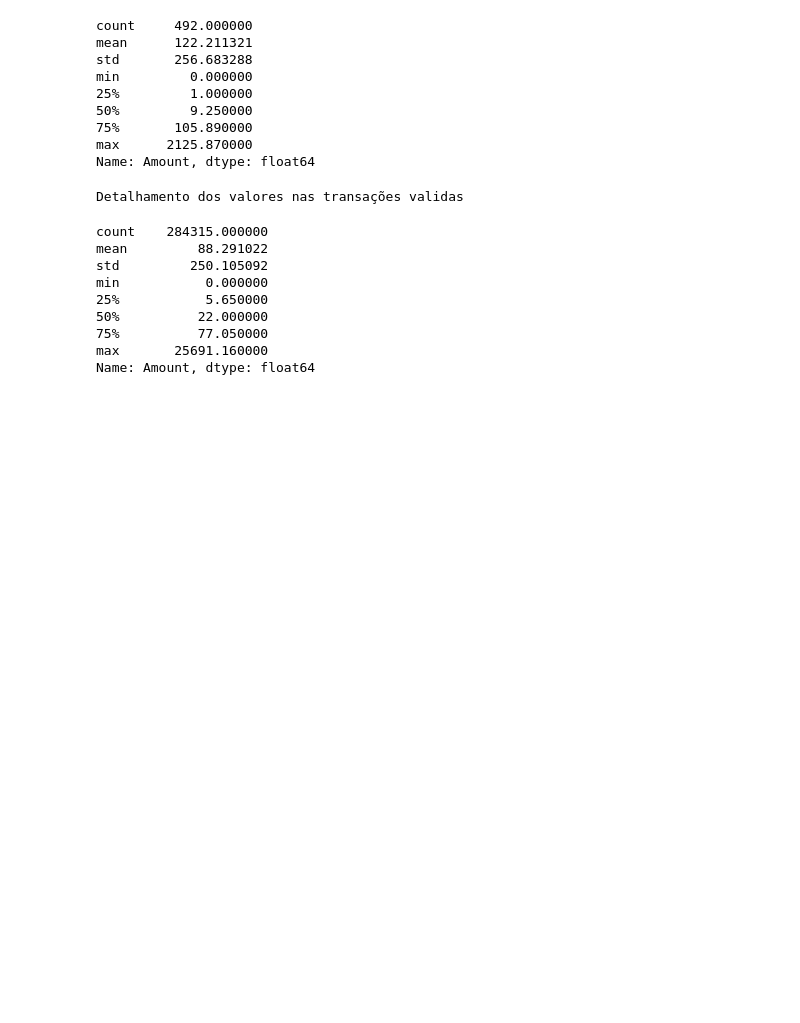
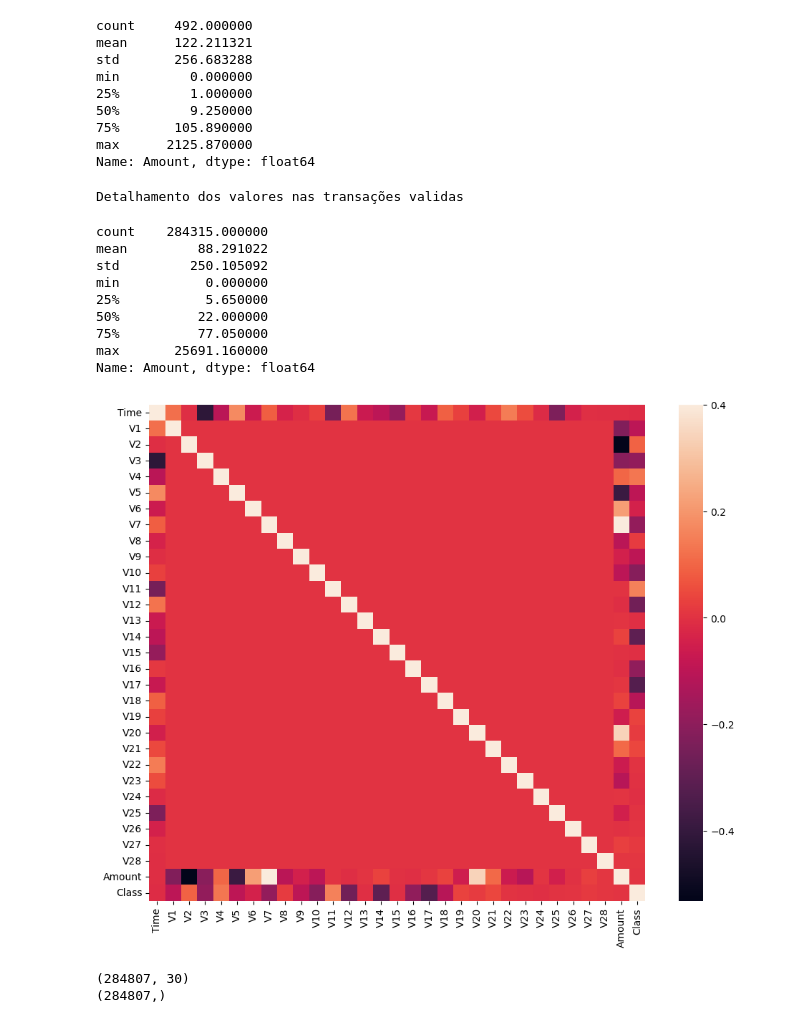
Before and after one commit to Marcelo-Maia-Dev/deteccao-fraudes-cartao, a Jupyter notebook: fraude-cartao.ipynb, the cells around one changed output. Drawn from its saved outputs; the diff is of its cells as text; code cells hidden in the pictures; blank space fills up the shorter version.

```diff
--- a/fraude-cartao.ipynb
+++ b/fraude-cartao.ipynb
@@ -224,3 +224,25 @@ min           0.000000
 75%          77.050000
 max       25691.160000
 Name: Amount, dtype: float64
+# %%
+# Matriz de correlações
+
+corrmat = df.corr()
+fig = plt.figure(figsize = (12, 9))
+sns.heatmap(corrmat, vmax = .4, square = True)
+
+plt.show()
+# %% [output]
+[figure, added]
+# %%
+#Separando a varável preditora da variável predita
+
+X=df.drop(['Class'], axis=1)
+Y=df['Class']
+
+print(X.shape)
+
+print(Y.shape)
+# %% [output]
+(284807, 30)
+(284807,)
```
Also changed, not shown: parts of 2 cells of this notebook.
